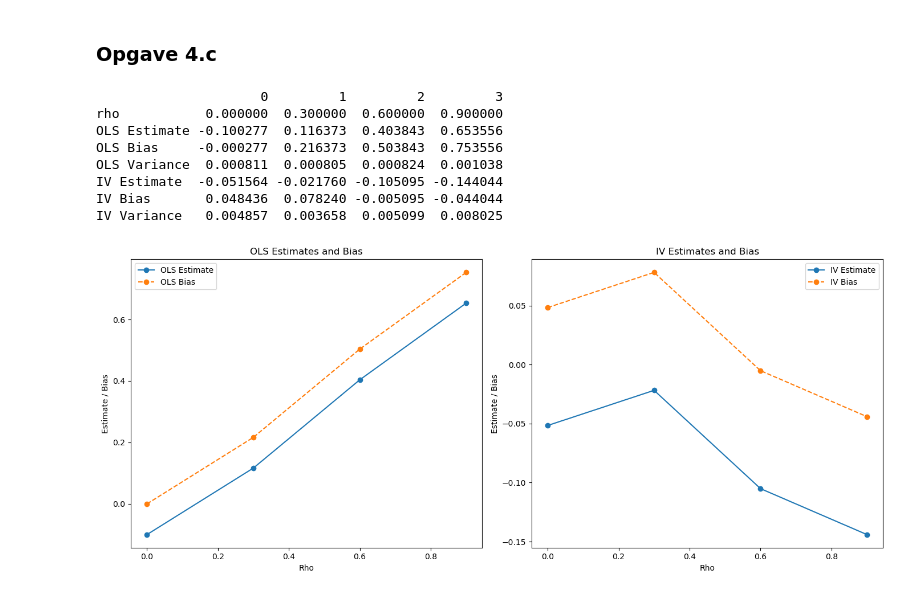
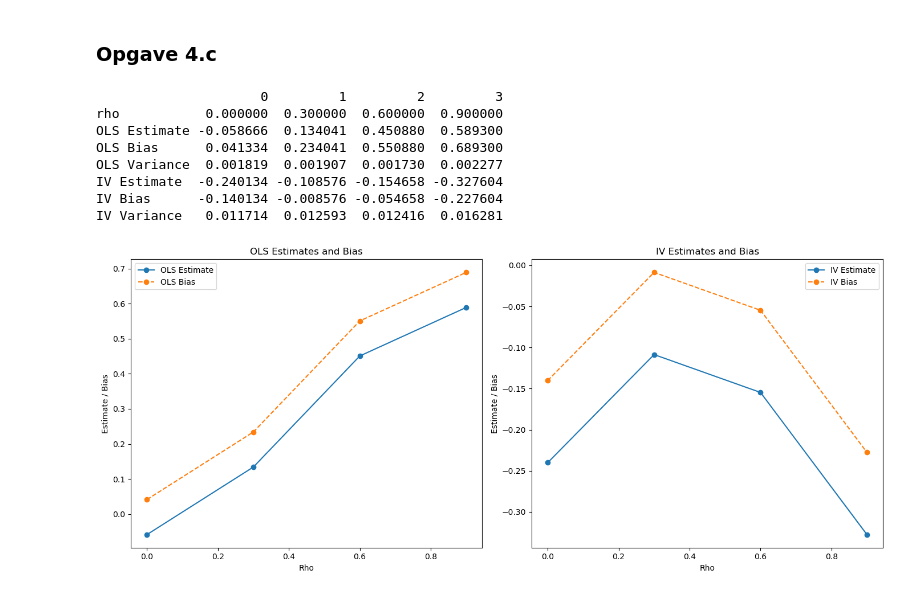
Before and after one commit to Maja0lsen/eksempel, a Jupyter notebook: Eksamen.ipynb, the cells around one changed output. Drawn from its saved outputs; the diff is of its cells as text; code cells hidden in the pictures.

```diff
--- a/Eksamen.ipynb
+++ b/Eksamen.ipynb
@@ -722,7 +722,7 @@ alpha = 0.1
 beta_0 = 0
 gamma_0 = 1
 gamma_1 = 0.5
-n = 1000  # Sample size
+n = 500  # Sample size
 rho_values = [0, 0.3, 0.6, 0.9]  # Different values of rho for the simulation
 
 # Monte Carlo simulation under different scenarios for rho
@@ -782,37 +782,37 @@ for rho in rho_values:
     })
 
 # Convert results to DataFrame and display
 results_df = pd.DataFrame(results)
 print(results_df.T)
 
 # Plotting the results for better visualization
 fig, axes = plt.subplots(1, 2, figsize=(14, 6))
 
 # Plot OLS estimates and bias
 axes[0].plot(results_df['rho'], results_df['OLS Estimate'], label='OLS Estimate', marker='o')
 axes[0].plot(results_df['rho'], results_df['OLS Bias'], label='OLS Bias', marker='o', linestyle='--')
 axes[0].set_xlabel('Rho')
 axes[0].set_ylabel('Estimate / Bias')
 axes[0].set_title('OLS Estimates and Bias')
 axes[0].legend()
 
 # Plot IV estimates and bias
 axes[1].plot(results_df['rho'], results_df['IV Estimate'], label='IV Estimate', marker='o')
 axes[1].plot(results_df['rho'], results_df['IV Bias'], label='IV Bias', marker='o', linestyle='--')
 axes[1].set_xlabel('Rho')
 axes[1].set_ylabel('Estimate / Bias')
 axes[1].set_title('IV Estimates and Bias')
 axes[1].legend()
 
 plt.tight_layout()
 plt.show()
 # %% [output]
                      0         1         2         3
 rho           0.000000  0.300000  0.600000  0.900000
-OLS Estimate -0.100277  0.116373  0.403843  0.653556
-OLS Bias     -0.000277  0.216373  0.503843  0.753556
-OLS Variance  0.000811  0.000805  0.000824  0.001038
-IV Estimate  -0.051564 -0.021760 -0.105095 -0.144044
-IV Bias       0.048436  0.078240 -0.005095 -0.044044
-IV Variance   0.004857  0.003658  0.005099  0.008025
+OLS Estimate -0.058666  0.134041  0.450880  0.589300
+OLS Bias      0.041334  0.234041  0.550880  0.689300
+OLS Variance  0.001819  0.001907  0.001730  0.002277
+IV Estimate  -0.240134 -0.108576 -0.154658 -0.327604
+IV Bias      -0.140134 -0.008576 -0.054658 -0.227604
+IV Variance   0.011714  0.012593  0.012416  0.016281
-[figure, old version]
+[figure, new version]
```
